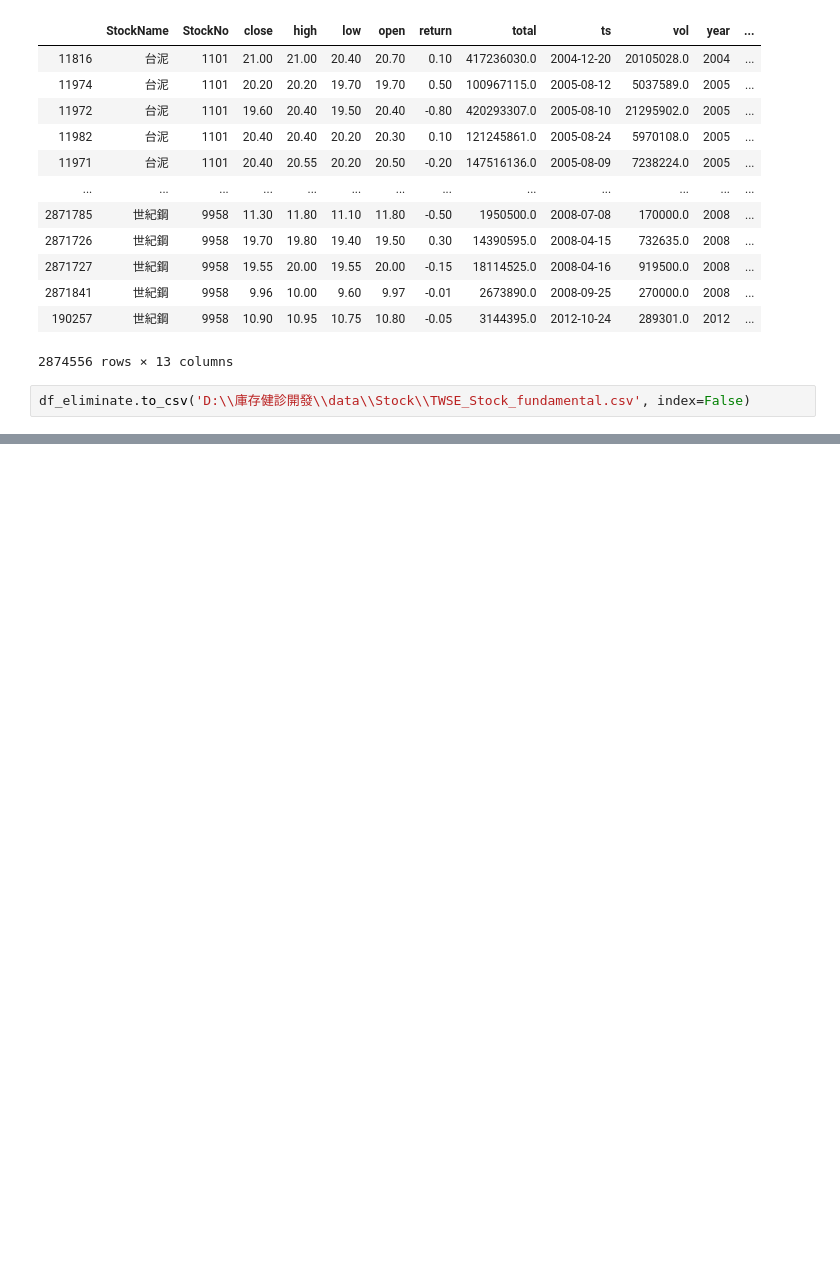
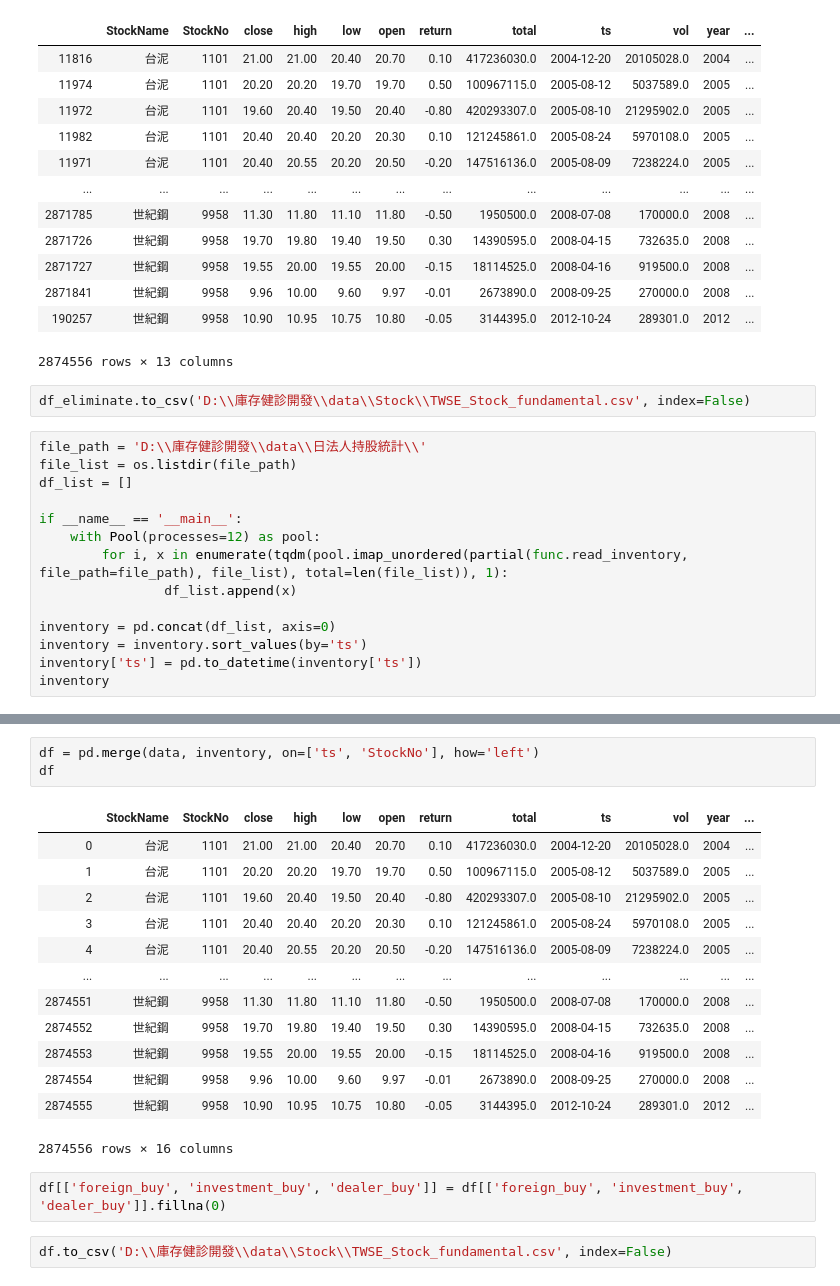
Before and after one commit to datateams0982/Inventory_Check, a Jupyter notebook: Preprocess/Fundamental.ipynb, the cells around one changed output, grey strips where cells are left out. Cells and saved outputs as stored; diff of their text form; blank space fills up the shorter version.

```diff
--- a/Preprocess/Fundamental.ipynb
+++ b/Preprocess/Fundamental.ipynb
@@ -193,3 +193,17 @@ df_eliminate
 2874556 rows × 13 columns
 # %%
 df_eliminate.to_csv('D:\\庫存健診開發\\data\\Stock\\TWSE_Stock_fundamental.csv', index=False)
+# %%
+file_path = 'D:\\庫存健診開發\\data\\日法人持股統計\\'
+file_list = os.listdir(file_path)
+df_list = []
+
+if __name__ == '__main__':
+    with Pool(processes=12) as pool:
+        for i, x in enumerate(tqdm(pool.imap_unordered(partial(func.read_inventory, file_path=file_path), file_list), total=len(file_list)), 1):
+                df_list.append(x)
+
+inventory = pd.concat(df_list, axis=0)
+inventory = inventory.sort_values(by='ts')
+inventory['ts'] = pd.to_datetime(inventory['ts'])
+inventory
@@ -195,0 +231,21 @@ df_eliminate.to_csv('D:\\庫存健診開發\\data\\Stock\\TWSE_Stock_fundamental
+# %%
+df = pd.merge(data, inventory, on=['ts', 'StockNo'], how='left')
+df
+# %% [output]
+|  | StockName | StockNo | close | high | low | open | return | total | ts | vol | year | ... |
+| 0 | 台泥 | 1101 | 21.00 | 21.00 | 20.40 | 20.70 | 0.10 | 417236030.0 | 2004-12-20 | 20105028.0 | 2004 | ... |
+| 1 | 台泥 | 1101 | 20.20 | 20.20 | 19.70 | 19.70 | 0.50 | 100967115.0 | 2005-08-12 | 5037589.0 | 2005 | ... |
+| 2 | 台泥 | 1101 | 19.60 | 20.40 | 19.50 | 20.40 | -0.80 | 420293307.0 | 2005-08-10 | 21295902.0 | 2005 | ... |
+| 3 | 台泥 | 1101 | 20.40 | 20.40 | 20.20 | 20.30 | 0.10 | 121245861.0 | 2005-08-24 | 5970108.0 | 2005 | ... |
+| 4 | 台泥 | 1101 | 20.40 | 20.55 | 20.20 | 20.50 | -0.20 | 147516136.0 | 2005-08-09 | 7238224.0 | 2005 | ... |
+| ... | ... | ... | ... | ... | ... | ... | ... | ... | ... | ... | ... | ... |
+| 2874551 | 世紀鋼 | 9958 | 11.30 | 11.80 | 11.10 | 11.80 | -0.50 | 1950500.0 | 2008-07-08 | 170000.0 | 2008 | ... |
+| 2874552 | 世紀鋼 | 9958 | 19.70 | 19.80 | 19.40 | 19.50 | 0.30 | 14390595.0 | 2008-04-15 | 732635.0 | 2008 | ... |
+| 2874553 | 世紀鋼 | 9958 | 19.55 | 20.00 | 19.55 | 20.00 | -0.15 | 18114525.0 | 2008-04-16 | 919500.0 | 2008 | ... |
+| 2874554 | 世紀鋼 | 9958 | 9.96 | 10.00 | 9.60 | 9.97 | -0.01 | 2673890.0 | 2008-09-25 | 270000.0 | 2008 | ... |
+| 2874555 | 世紀鋼 | 9958 | 10.90 | 10.95 | 10.75 | 10.80 | -0.05 | 3144395.0 | 2012-10-24 | 289301.0 | 2012 | ... |
+2874556 rows × 16 columns
+# %%
+df[['foreign_buy', 'investment_buy', 'dealer_buy']] = df[['foreign_buy', 'investment_buy', 'dealer_buy']].fillna(0)
+# %%
+df.to_csv('D:\\庫存健診開發\\data\\Stock\\TWSE_Stock_fundamental.csv', index=False)
```
Also changed, not shown: parts of 2 cells of this notebook, 8 other files.
